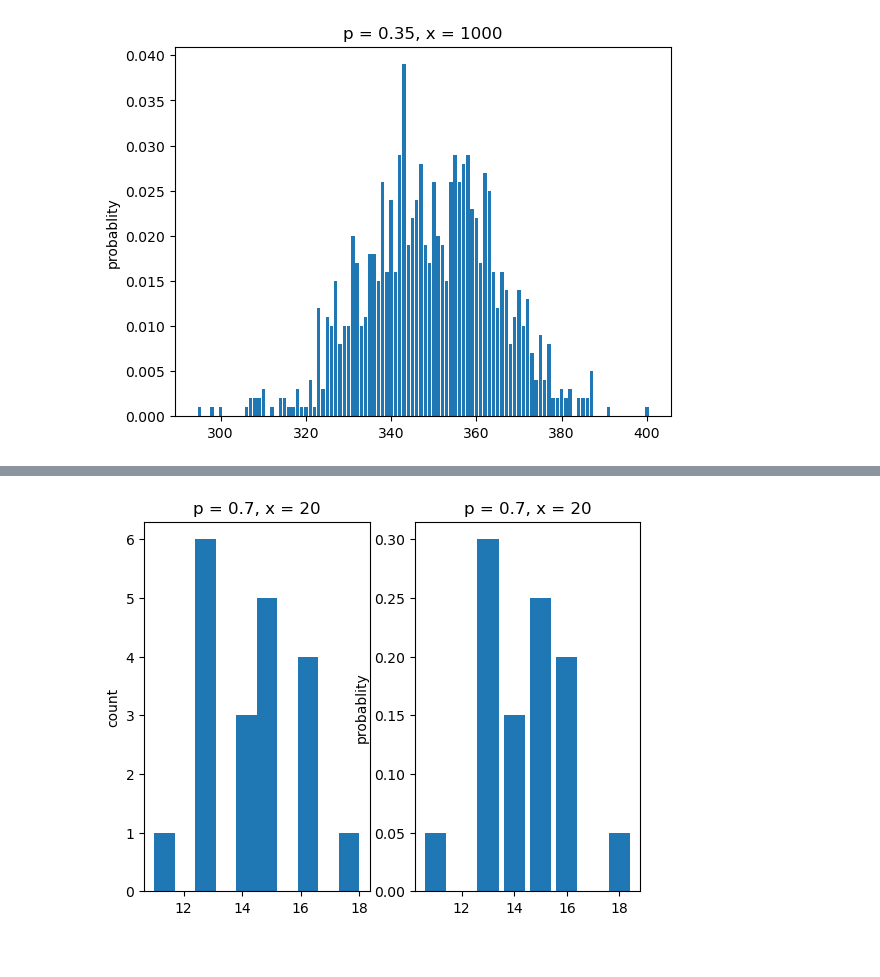
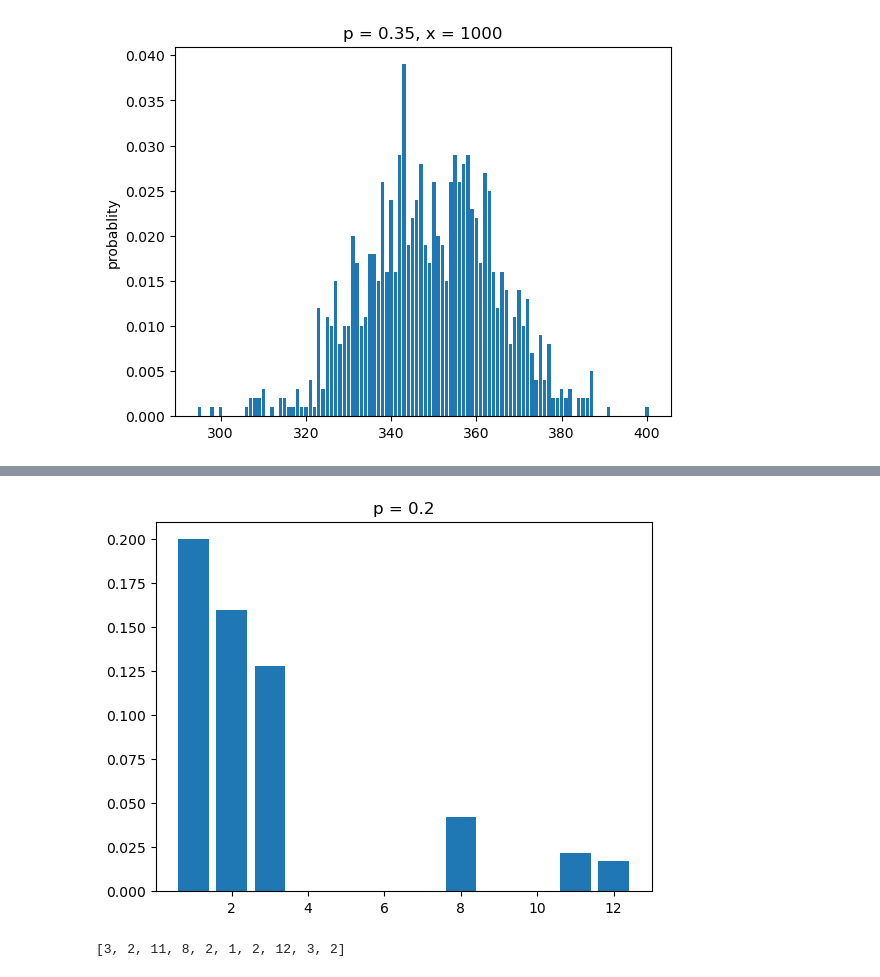
Before and after one commit to kellychin79/random_variate_generation, a Jupyter notebook: random_variate_generation.ipynb, the cells around one changed output, grey strips where cells are left out. Drawn from its saved outputs; the diff is of its cells as text; code cells hidden in the pictures.

```diff
--- a/random_variate_generation.ipynb
+++ b/random_variate_generation.ipynb
@@ -162,9 +249,43 @@ binomial_p = 0.7
+# %%
+# generate x geometric random variate of bernoulli trials with probability p
+
+def generate_geometric_rv(p, x):
+    outputs = []
+    trial_counts = []
+
+    for i in range(x):
+        bernoulli_outcome = 0
+        trial_count = 0
+
+        while bernoulli_outcome != 1: # keep going until a Success occurs
+            bernoulli_outcome = generate_bernoulli_rv(p, 1)[0][0]
+            trial_count += 1
+
+        outputs.append((1-p)**(trial_count-1)*p)
+        trial_counts.append(trial_count)
+
+    return outputs, trial_counts
+# %%
+def draw_geometric_rv(p, x):
+    rv_outputs, trial_counts = generate_geometric_rv(p, x)
+
+    plt.title(label='p = '+str(p))
+    values = [i for i in trial_counts]
+    plt.bar(values, rv_outputs)
+
+    return trial_counts
+# %%
+geometric_p = 0.2
 # %%
 # small sample size
-binomial_size = 20
+geometric_size = 10
 
-draw_binomial_rv(p=binomial_p, x=binomial_size)
+geometric_rv_outputs = draw_geometric_rv(p=geometric_p, x=geometric_size)
 # %% [output]
-[figure, old version]
+[figure, new version]
+# %%
+geometric_rv_outputs
+# %% [output]
+[3, 2, 11, 8, 2, 1, 2, 12, 3, 2]
 # %%
 # big sample size
```
Also changed, not shown: parts of 43 cells of this notebook, 1 other file.
